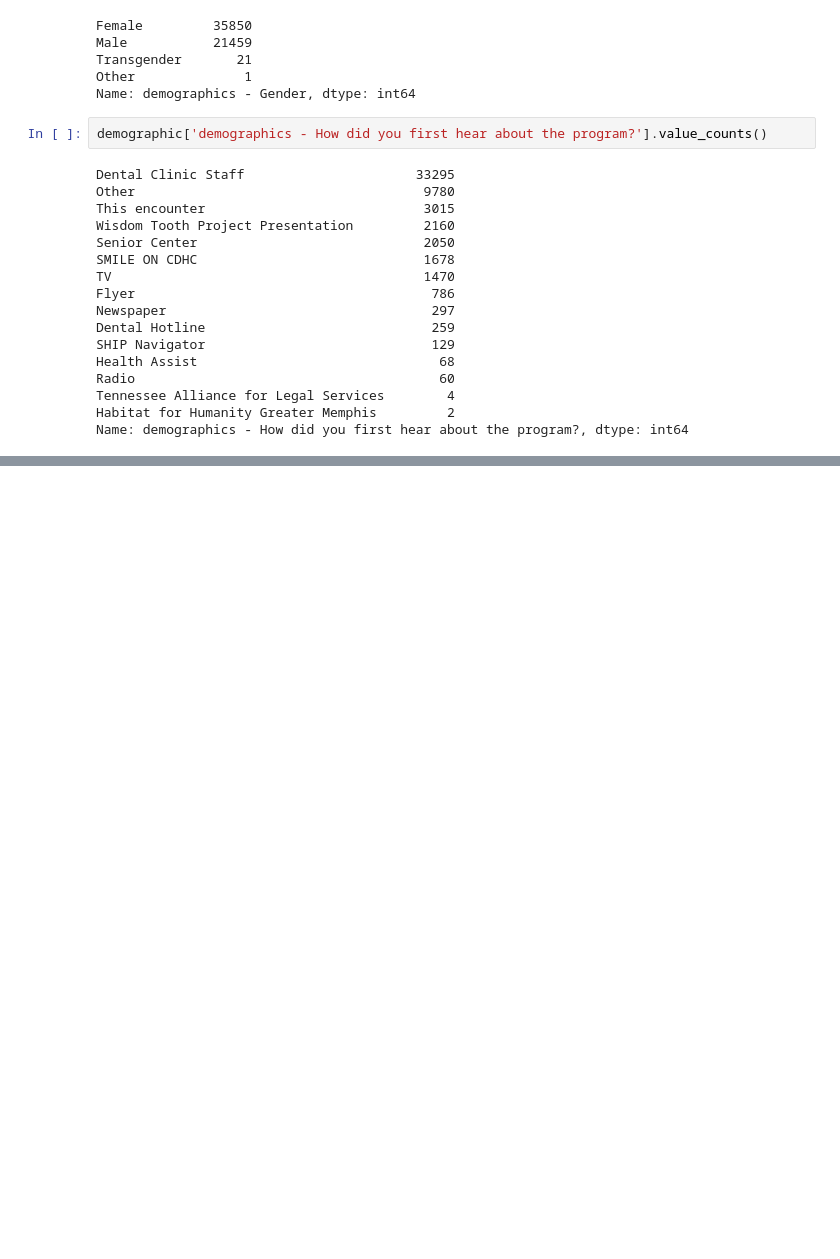
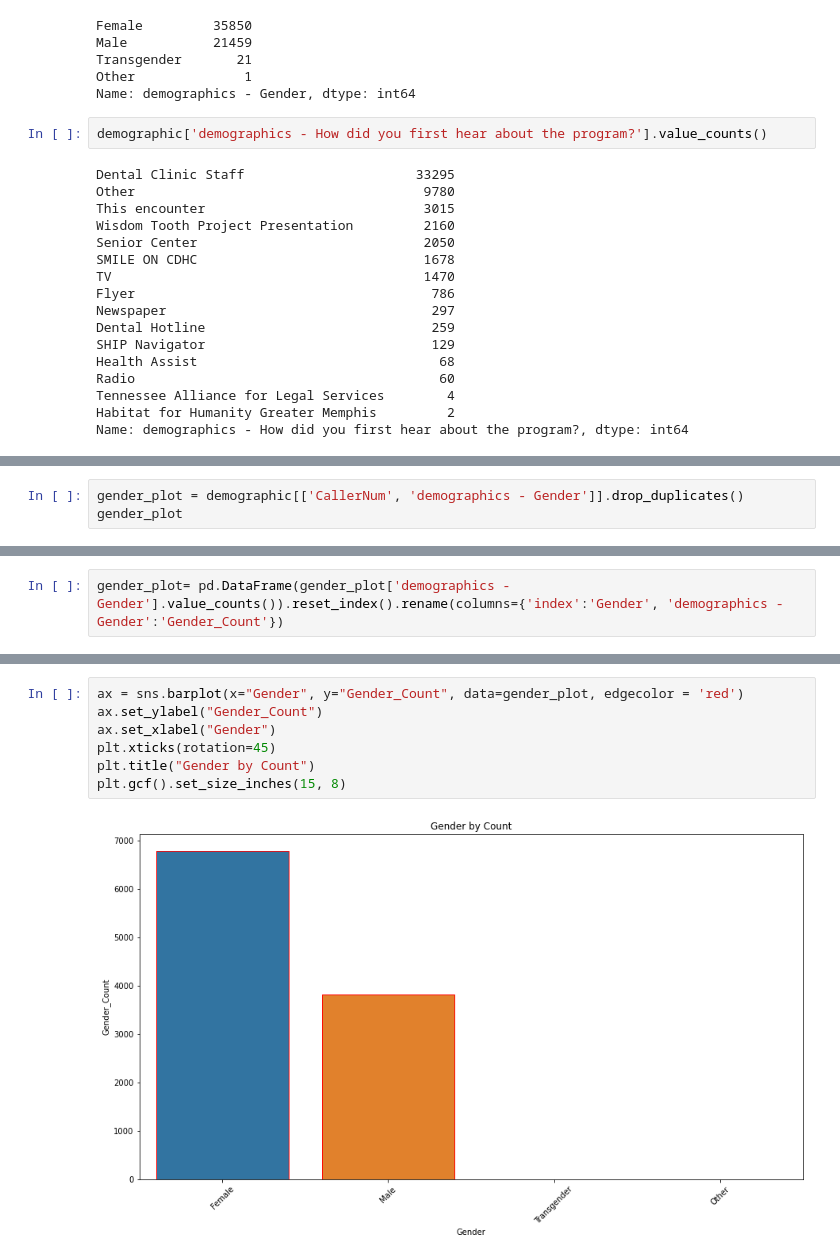
Before and after one commit to Tom-Hudson88/smile_on-dda5_parcheesi, a Jupyter notebook: Notebooks/Partner_Proj.ipynb, the cells around one changed output, grey strips where cells are left out. Cells and saved outputs as stored; diff of their text form; blank space fills up the shorter version.

```diff
--- a/Notebooks/Partner_Proj.ipynb
+++ b/Notebooks/Partner_Proj.ipynb
@@ -543,0 +674,3 @@ Name: demographics - What other assistance programs are you on?, dtype: int64
+# %%
+gender_plot = demographic[['CallerNum', 'demographics - Gender']].drop_duplicates()
+gender_plot
@@ -543,0 +691,2 @@ Name: demographics - What other assistance programs are you on?, dtype: int64
+# %%
+gender_plot= pd.DataFrame(gender_plot['demographics - Gender'].value_counts()).reset_index().rename(columns={'index':'Gender', 'demographics - Gender':'Gender_Count'})
@@ -543,0 +701,9 @@ Name: demographics - What other assistance programs are you on?, dtype: int64
+# %%
+ax = sns.barplot(x="Gender", y="Gender_Count", data=gender_plot, edgecolor = 'red')
+ax.set_ylabel("Gender_Count")
+ax.set_xlabel("Gender")
+plt.xticks(rotation=45)
+plt.title("Gender by Count")
+plt.gcf().set_size_inches(15, 8)
+# %% [output]
+[figure, added]
```
Also changed, not shown: parts of 83 cells of this notebook.
